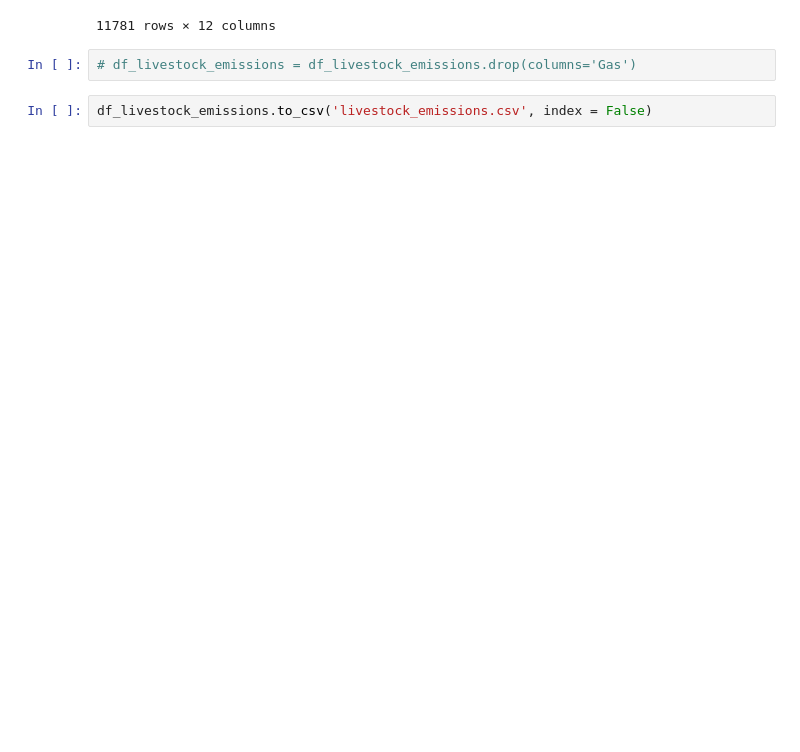
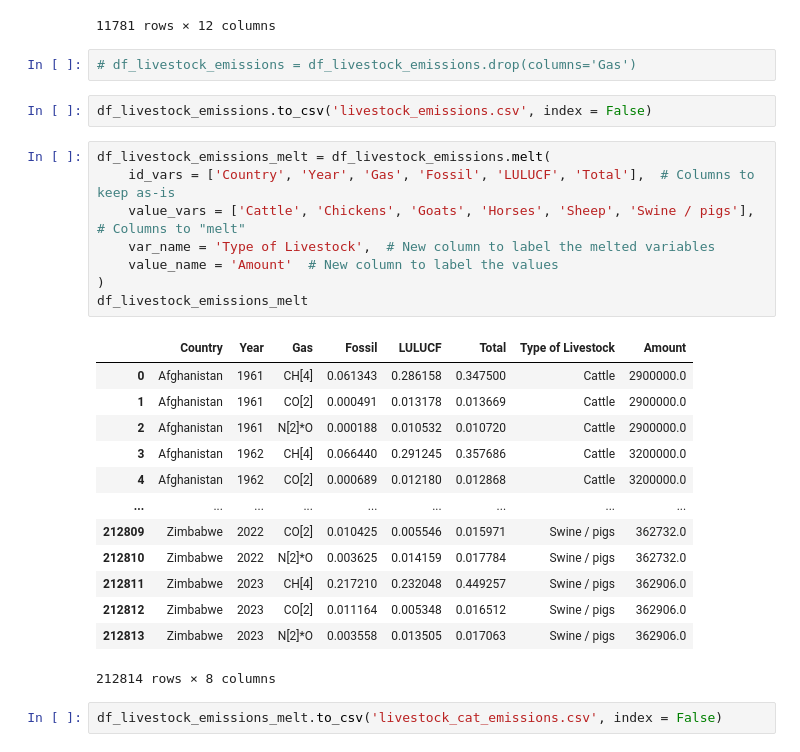
Before and after one commit to nkar20/wics2025, a Jupyter notebook: livestock_emissions.ipynb, the cells around one changed output. Drawn from its saved outputs; the diff is of its cells as text; blank space fills up the shorter version.

```diff
--- a/livestock_emissions.ipynb
+++ b/livestock_emissions.ipynb
@@ -500,3 +500,27 @@ df_livestock_emissions_n2o
 # df_livestock_emissions = df_livestock_emissions.drop(columns='Gas')
 # %%
 df_livestock_emissions.to_csv('livestock_emissions.csv', index = False)
+# %%
+df_livestock_emissions_melt = df_livestock_emissions.melt(
+    id_vars = ['Country', 'Year', 'Gas', 'Fossil', 'LULUCF', 'Total'],  # Columns to keep as-is
+    value_vars = ['Cattle', 'Chickens', 'Goats', 'Horses', 'Sheep', 'Swine / pigs'],  # Columns to "melt"
+    var_name = 'Type of Livestock',  # New column to label the melted variables
+    value_name = 'Amount'  # New column to label the values
+)
+df_livestock_emissions_melt
+# %% [output]
+|  | Country | Year | Gas | Fossil | LULUCF | Total | Type of Livestock | Amount |
+| 0 | Afghanistan | 1961 | CH[4] | 0.061343 | 0.286158 | 0.347500 | Cattle | 2900000.0 |
+| 1 | Afghanistan | 1961 | CO[2] | 0.000491 | 0.013178 | 0.013669 | Cattle | 2900000.0 |
+| 2 | Afghanistan | 1961 | N[2]*O | 0.000188 | 0.010532 | 0.010720 | Cattle | 2900000.0 |
+| 3 | Afghanistan | 1962 | CH[4] | 0.066440 | 0.291245 | 0.357686 | Cattle | 3200000.0 |
+| 4 | Afghanistan | 1962 | CO[2] | 0.000689 | 0.012180 | 0.012868 | Cattle | 3200000.0 |
+| ... | ... | ... | ... | ... | ... | ... | ... | ... |
+| 212809 | Zimbabwe | 2022 | CO[2] | 0.010425 | 0.005546 | 0.015971 | Swine / pigs | 362732.0 |
+| 212810 | Zimbabwe | 2022 | N[2]*O | 0.003625 | 0.014159 | 0.017784 | Swine / pigs | 362732.0 |
+| 212811 | Zimbabwe | 2023 | CH[4] | 0.217210 | 0.232048 | 0.449257 | Swine / pigs | 362906.0 |
+| 212812 | Zimbabwe | 2023 | CO[2] | 0.011164 | 0.005348 | 0.016512 | Swine / pigs | 362906.0 |
+| 212813 | Zimbabwe | 2023 | N[2]*O | 0.003558 | 0.013505 | 0.017063 | Swine / pigs | 362906.0 |
+212814 rows × 8 columns
+# %%
+df_livestock_emissions_melt.to_csv('livestock_cat_emissions.csv', index = False)
```
Also changed, not shown: 1 other file.
